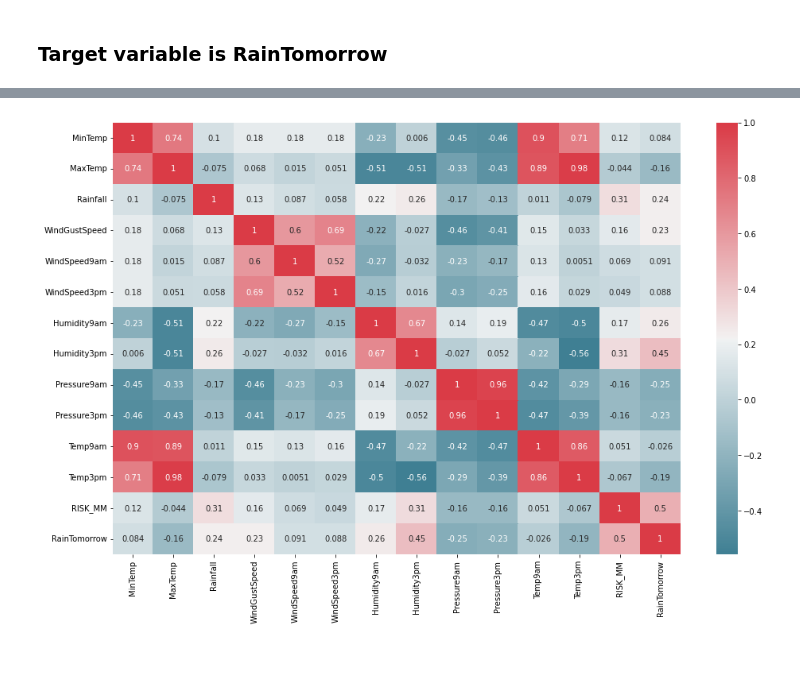
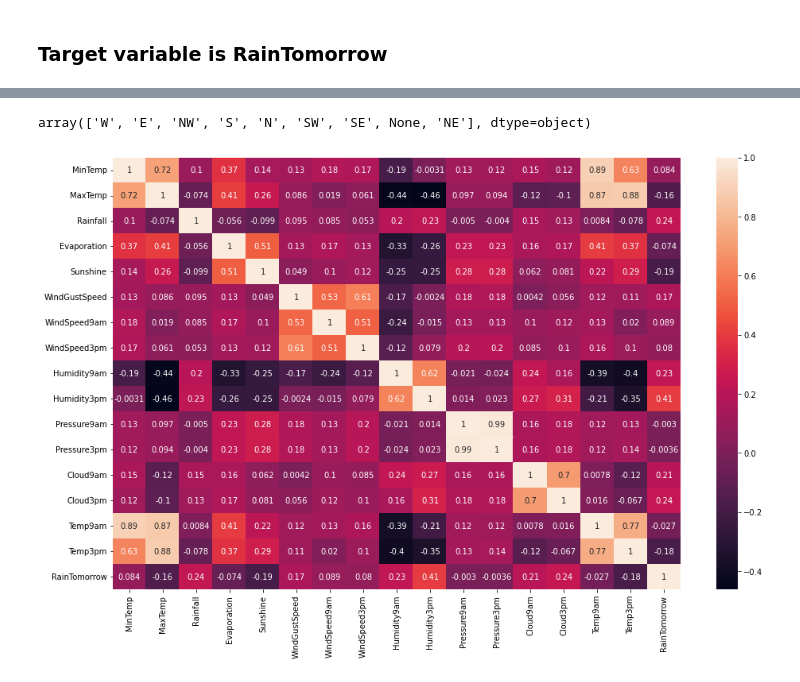
Before and after one commit to sajeeshen/CalculatorAPI, a Jupyter notebook: WeatherAUS.ipynb, the cells around one changed output, grey strips where cells are left out. Cells and saved outputs as stored; diff of their text form; code cells hidden in the pictures.

```diff
--- a/WeatherAUS.ipynb
+++ b/WeatherAUS.ipynb
@@ -123,0 +254,3 @@ categorical_variables
+# %%
+df = df.drop(['Date','RISK_MM'], axis = 1)
+df.head(5)
@@ -123,0 +264,4 @@ categorical_variables
+# %%
+df = df.dropna(subset = ['RainToday'])
+df.fillna(0, inplace = True)
+df.head(5)
@@ -124,7 +295,31 @@ categorical_variables
+# %%
+def set_directions(x):
+    if x == 'NNW' or x == 'N' or x == 'NNE':
+        return 'N'
+    elif x == 'ENE' or x == 'E' or x =='ESE':
+        return 'E'
+    elif x == 'SSE' or x == 'S' or x == 'SSW':
+        return 'S'
+    elif x == 'WSW' or x == 'W' or x == 'WNW':
+        return 'W'
+    elif x == 'NE':
+        return 'NE'
+    elif x == 'SE':
+        return 'SE'
+    elif x == 'SW':
+        return 'SW'
+    elif x == 'NW':
+        return 'NW'
+# %%
+df['WindGustDir'] = df["WindGustDir"].apply(set_directions)
+df['WindDir9am'] = df['WindDir9am'].apply(set_directions)
+df['WindDir3pm'] = df['WindDir3pm'].apply(set_directions)
+# %%
+df.WindDir3pm.unique()
+# %% [output]
+array(['W', 'E', 'NW', 'S', 'N', 'SW', 'SE', None, 'NE'], dtype=object)
 # %%
 f, ax = plt.subplots(figsize=(16, 10))
-sns.heatmap(df.corr(), mask=np.zeros_like(df.corr(), dtype=np.bool),
-            cmap=sns.diverging_palette(220, 10, as_cmap=True),
-            square=False, ax=ax, annot = True);
+sns.heatmap(df.corr(), square=False, ax=ax, annot = True);
 # %% [output]
-[figure, old version]
+[figure, new version]
```
Also changed, not shown: parts of 49 cells of this notebook.
